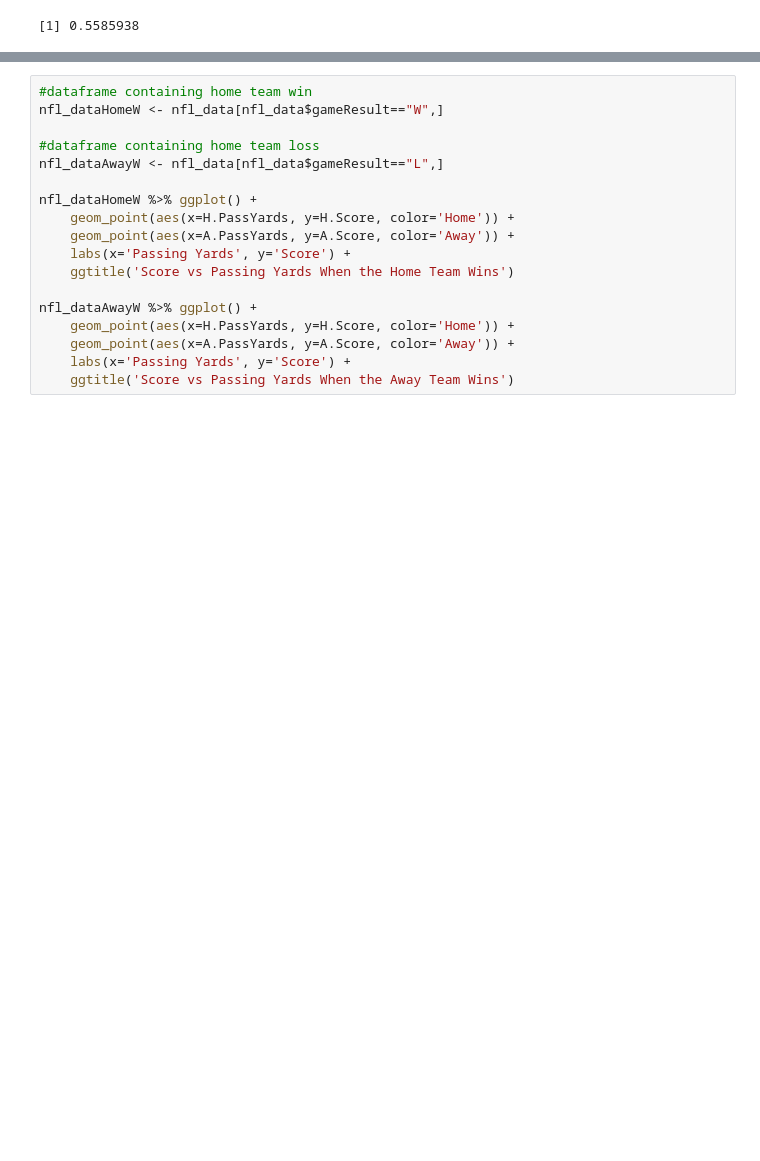
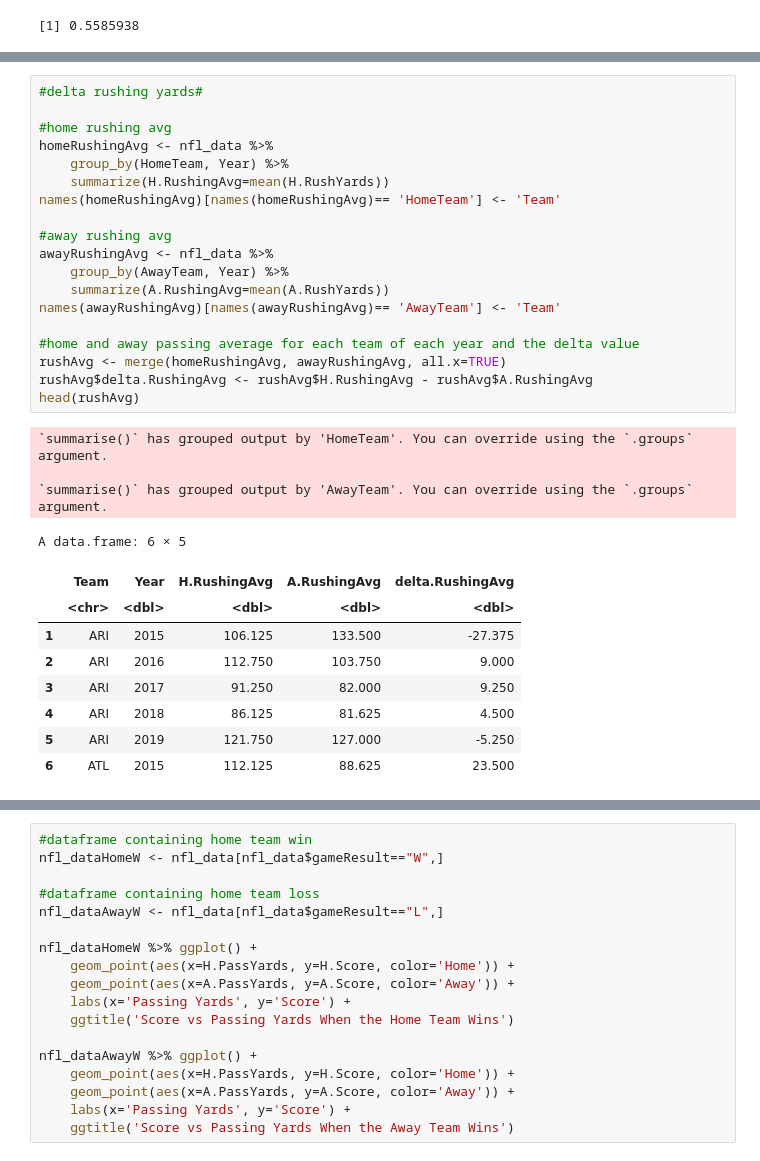
Before and after one commit to DavidYJC/STAT201_GroupProject, a Jupyter notebook: Project Report.ipynb, the cells around one changed output, grey strips where cells are left out. Drawn from its saved outputs; the diff is of its cells as text; blank space fills up the shorter version.

```diff
--- a/Project Report.ipynb
+++ b/Project Report.ipynb
@@ -91,0 +124,32 @@ winP
+# %%
+#delta rushing yards#
+
+#home rushing avg
+homeRushingAvg <- nfl_data %>%
+    group_by(HomeTeam, Year) %>%
+    summarize(H.RushingAvg=mean(H.RushYards))
+names(homeRushingAvg)[names(homeRushingAvg)== 'HomeTeam'] <- 'Team'
+
+#away rushing avg
+awayRushingAvg <- nfl_data %>%
+    group_by(AwayTeam, Year) %>%
+    summarize(A.RushingAvg=mean(A.RushYards))
+names(awayRushingAvg)[names(awayRushingAvg)== 'AwayTeam'] <- 'Team'
+
+#home and away passing average for each team of each year and the delta value
+rushAvg <- merge(homeRushingAvg, awayRushingAvg, all.x=TRUE)
+rushAvg$delta.RushingAvg <- rushAvg$H.RushingAvg - rushAvg$A.RushingAvg
+head(rushAvg)
+# %% [output]
+`summarise()` has grouped output by 'HomeTeam'. You can override using the `.groups` argument.
+
+`summarise()` has grouped output by 'AwayTeam'. You can override using the `.groups` argument.
+A data.frame: 6 × 5
+|  | Team | Year | H.RushingAvg | A.RushingAvg | delta.RushingAvg |
+|  | <chr> | <dbl> | <dbl> | <dbl> | <dbl> |
+| 1 | ARI | 2015 | 106.125 | 133.500 | -27.375 |
+| 2 | ARI | 2016 | 112.750 | 103.750 | 9.000 |
+| 3 | ARI | 2017 | 91.250 | 82.000 | 9.250 |
+| 4 | ARI | 2018 | 86.125 | 81.625 | 4.500 |
+| 5 | ARI | 2019 | 121.750 | 127.000 | -5.250 |
+| 6 | ATL | 2015 | 112.125 | 88.625 | 23.500 |
```
Also changed, not shown: parts of 8 cells of this notebook.
